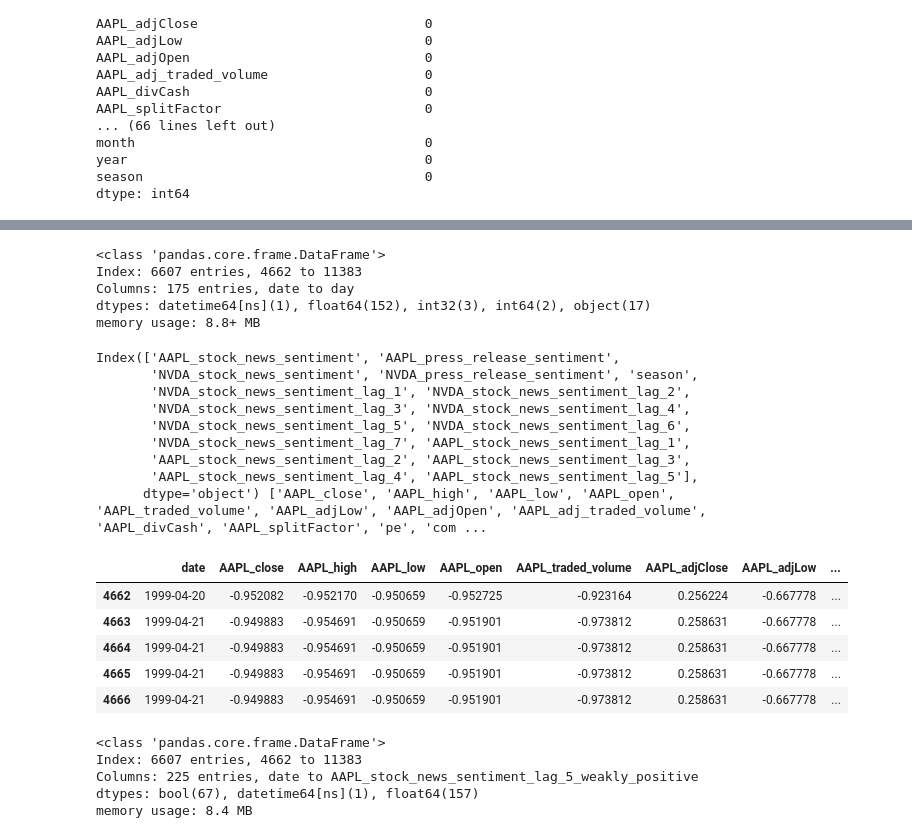
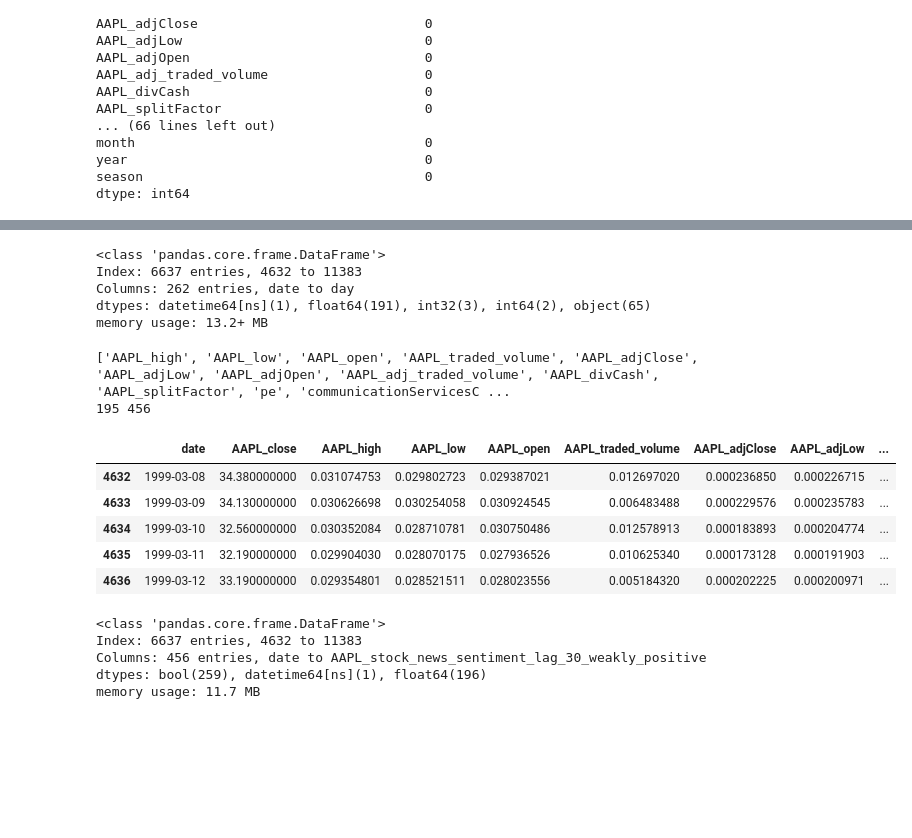
Before and after one commit to Donerne/6300-Data-Project, a Jupyter notebook: data_cleaning_modelling.ipynb, the cells around one changed output, grey strips where cells are left out. Drawn from its saved outputs; the diff is of its cells as text; code cells hidden in the pictures; blank space fills up the shorter version.

```diff
--- a/data_cleaning_modelling.ipynb
+++ b/data_cleaning_modelling.ipynb
@@ -829,9 +868,10 @@ aapl_data.sample(8).sort_values('date')
 # %%
-def created_lagged_features_daily(data, target_col, external_features, max_lag=60):
+def created_lagged_features_daily(data, target_col, external_features, max_lag=30):
     df = data.copy()
 
     # lag target feature (stock price) from 1 to 7 days
-    for lag in range(1, 8):
+    # for lag in range(1, 8):
+    for lag in range(1, max_lag + 1):
         df[f'{target_col}_lag_{lag}'] = df[target_col].shift(lag)
 
     # Selectively lagging external features with specific lags
@@ -843,31 +883,35 @@ def created_lagged_features_daily(data, target_col, external_features, max_lag=6
 
         elif feature == 'Gold_price':
             # lagging short-term dependencies
-            for lag in range(1, 8):
+            # for lag in range(1, 8):
+            for lag in range(1, max_lag + 1):
                 df[f'{feature}_lag_{lag}'] = df[feature].shift(lag)
 
         elif feature == 'Silver_price':
             # lagging short-term dependencies
-            for lag in range(1, 8):
+            # for lag in range(1, 8):
+            for lag in range(1, max_lag + 1):
                 df[f'{feature}_lag_{lag}'] = df[feature].shift(lag)
 
         elif feature == 'AAPL_stock_news_sentiment':
             # lagging very short-term dependencies for news sentiments as news trends change often
-            for lag in range(1, 6):
+            # for lag in range(1, 6):
+            for lag in range(1, max_lag + 1):
                 df[f'{feature}_lag_{lag}'] = df[feature].shift(lag)
 
         elif feature == 'NVDA_stock_news_sentiment':
             # lagging short-term dependencies for press releases
-            for lag in range(1, 8):
+            # for lag in range(1, 8):
+            for lag in range(1, max_lag + 1):
                 df[f'{feature}_lag_{lag}'] = df[feature].shift(lag)
 
     df.dropna(inplace=True) # dropping all NaN values after shifting
 
     return df
 # %%
-external_features = [ 'Silver_price', 'inflationRate', 'Gold_price', 'NVDA_stock_news_sentiment', 'AAPL_stock_news_sentiment']
+external_features = [ 'Silver_price', 'inflationRate', 'NVDA_stock_news_sentiment', 'Gold_price', 'AAPL_stock_news_sentiment']
 
-aapl_data = created_lagged_features_daily(aapl_data, 'AAPL_adjClose', external_features=external_features)
+aapl_data = created_lagged_features_daily(aapl_data, 'AAPL_close', external_features=external_features)
 
 aapl_data['day'] = aapl_data['date'].dt.day
 
@@ -883,51 +927,52 @@ aapl_data.head()
 aapl_data.info()
 # %% [output]
 <class 'pandas.core.frame.DataFrame'>
-Index: 6607 entries, 4662 to 11383
-Columns: 175 entries, date to day
-dtypes: datetime64[ns](1), float64(152), int32(3), int64(2), object(17)
-memory usage: 8.8+ MB
+Index: 6637 entries, 4632 to 11383
+Columns: 262 entries, date to day
+dtypes: datetime64[ns](1), float64(191), int32(3), int64(2), object(65)
+memory usage: 13.2+ MB
 # %%
+# Obtainig Dummies
+aapl_data = pd.get_dummies(aapl_data, drop_first=True)
+
 # grouping categorical & numerical features for further transformations
 
-cat_cols = aapl_data.select_dtypes(include='object').columns
+# cat_cols = list(aapl_data.select_dtypes(include='object').columns)
 
 num_cols = list(aapl_data.select_dtypes(include=['float64', 'int64', 'int32']).columns)
 
-num_cols.remove('AAPL_adjClose')
+num_cols.remove('AAPL_close')
 
-print(cat_cols, num_cols)
+print(num_cols)
+
+print(len(num_cols), len(aapl_data.columns))
 # %% [output]
-Index(['AAPL_stock_news_sentiment', 'AAPL_press_release_sentiment',
-       'NVDA_stock_news_sentiment', 'NVDA_press_release_sentiment', 'season',
-       'NVDA_stock_news_sentiment_lag_1', 'NVDA_stock_news_sentiment_lag_2',
-       'NVDA_stock_news_sentiment_lag_3', 'NVDA_stock_news_sentiment_lag_4',
-       'NVDA_stock_news_sentiment_lag_5', 'NVDA_stock_news_sentiment_lag_6',
-       'NVDA_stock_news_sentiment_lag_7', 'AAPL_stock_news_sentiment_lag_1',
-       'AAPL_stock_news_sentiment_lag_2', 'AAPL_stock_news_sentiment_lag_3',
-       'AAPL_stock_news_sentiment_lag_4', 'AAPL_stock_news_sentiment_lag_5'],
-      dtype='object') ['AAPL_close', 'AAPL_high', 'AAPL_low', 'AAPL_open', 'AAPL_traded_volume', 'AAPL_adjLow', 'AAPL_adjOpen', 'AAPL_adj_traded_volume', 'AAPL_divCash', 'AAPL_splitFactor', 'pe', 'com ...
+['AAPL_high', 'AAPL_low', 'AAPL_open', 'AAPL_traded_volume', 'AAPL_adjClose', 'AAPL_adjLow', 'AAPL_adjOpen', 'AAPL_adj_traded_volume', 'AAPL_divCash', 'AAPL_splitFactor', 'pe', 'communicationServicesC ...
+195 456
 # %%
-# Obtainig Dummies
-aapl_data = pd.get_dummies(aapl_data, drop_first=True)
+# Normalize the data
+scaler = MinMaxScaler(feature_range=(0, 1))
 
-# Standardizing numerical features
-scaler = StandardScaler()
+
 aapl_data[num_cols] = scaler.fit_transform(aapl_data[num_cols])
 
+# # Standardizing numerical features
+# scaler = StandardScaler()
+# aapl_data[num_cols] = scaler.fit_transform(aapl_data[num_cols])
+
 aapl_data.head()
 # %% [output]
 |  | date | AAPL_close | AAPL_high | AAPL_low | AAPL_open | AAPL_traded_volume | AAPL_adjClose | AAPL_adjLow | ... |
-| 4662 | 1999-04-20 | -0.952082 | -0.952170 | -0.950659 | -0.952725 | -0.923164 | 0.256224 | -0.667778 | ... |
-| 4663 | 1999-04-21 | -0.949883 | -0.954691 | -0.950659 | -0.951901 | -0.973812 | 0.258631 | -0.667778 | ... |
-| 4664 | 1999-04-21 | -0.949883 | -0.954691 | -0.950659 | -0.951901 | -0.973812 | 0.258631 | -0.667778 | ... |
-| 4665 | 1999-04-21 | -0.949883 | -0.954691 | -0.950659 | -0.951901 | -0.973812 | 0.258631 | -0.667778 | ... |
-| 4666 | 1999-04-21 | -0.949883 | -0.954691 | -0.950659 | -0.951901 | -0.973812 | 0.258631 | -0.667778 | ... |
+| 4632 | 1999-03-08 | 34.380000000 | 0.031074753 | 0.029802723 | 0.029387021 | 0.012697020 | 0.000236850 | 0.000226715 | ... |
+| 4633 | 1999-03-09 | 34.130000000 | 0.030626698 | 0.030254058 | 0.030924545 | 0.006483488 | 0.000229576 | 0.000235783 | ... |
+| 4634 | 1999-03-10 | 32.560000000 | 0.030352084 | 0.028710781 | 0.030750486 | 0.012578913 | 0.000183893 | 0.000204774 | ... |
+| 4635 | 1999-03-11 | 32.190000000 | 0.029904030 | 0.028070175 | 0.027936526 | 0.010625340 | 0.000173128 | 0.000191903 | ... |
+| 4636 | 1999-03-12 | 33.190000000 | 0.029354801 | 0.028521511 | 0.028023556 | 0.005184320 | 0.000202225 | 0.000200971 | ... |
 # %%
 aapl_data.info()
 # %% [output]
 <class 'pandas.core.frame.DataFrame'>
-Index: 6607 entries, 4662 to 11383
-Columns: 225 entries, date to AAPL_stock_news_sentiment_lag_5_weakly_positive
-dtypes: bool(67), datetime64[ns](1), float64(157)
-memory usage: 8.4 MB
+Index: 6637 entries, 4632 to 11383
+Columns: 456 entries, date to AAPL_stock_news_sentiment_lag_30_weakly_positive
+dtypes: bool(259), datetime64[ns](1), float64(196)
+memory usage: 11.7 MB
```
Also changed, not shown: parts of 35 cells of this notebook, 8 other files.
